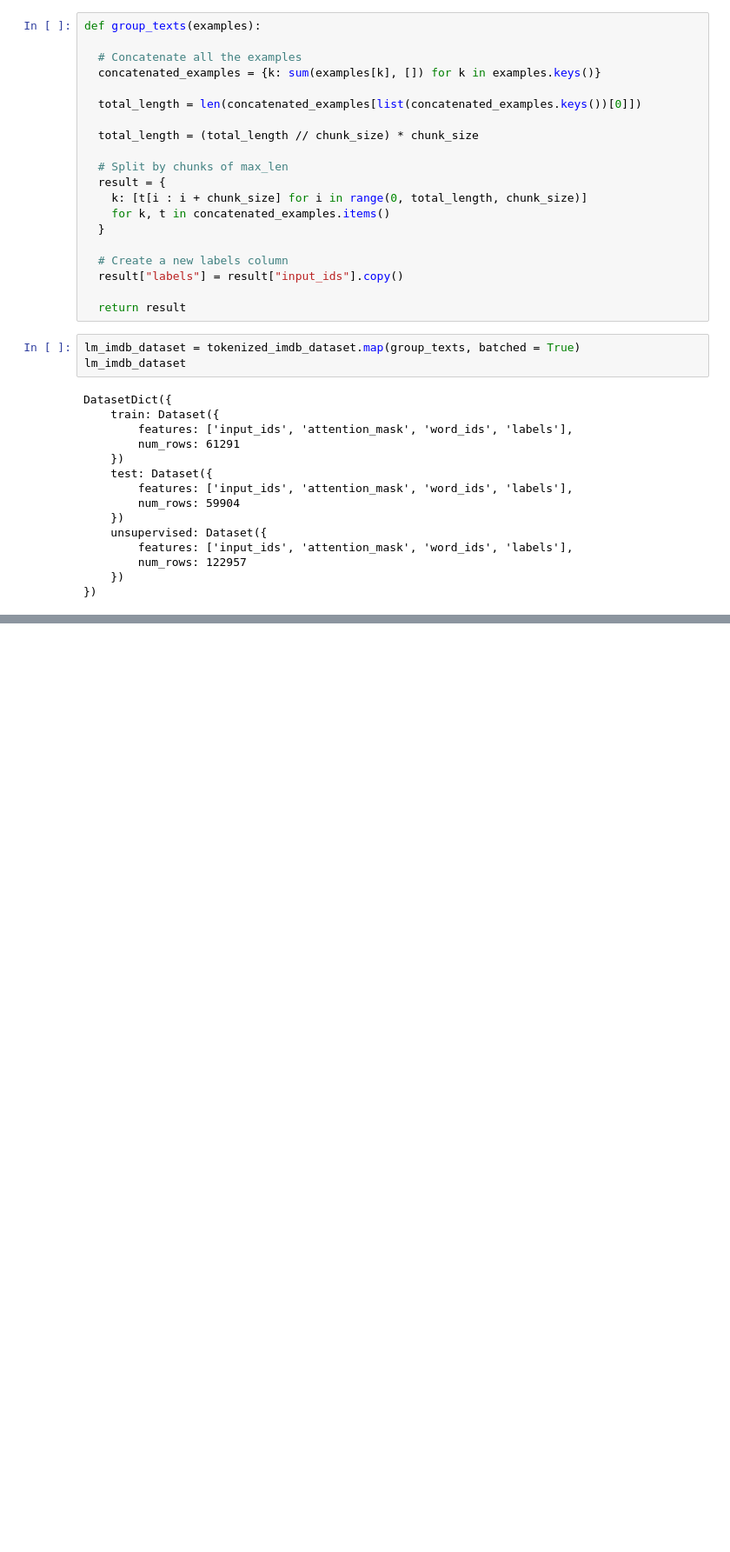
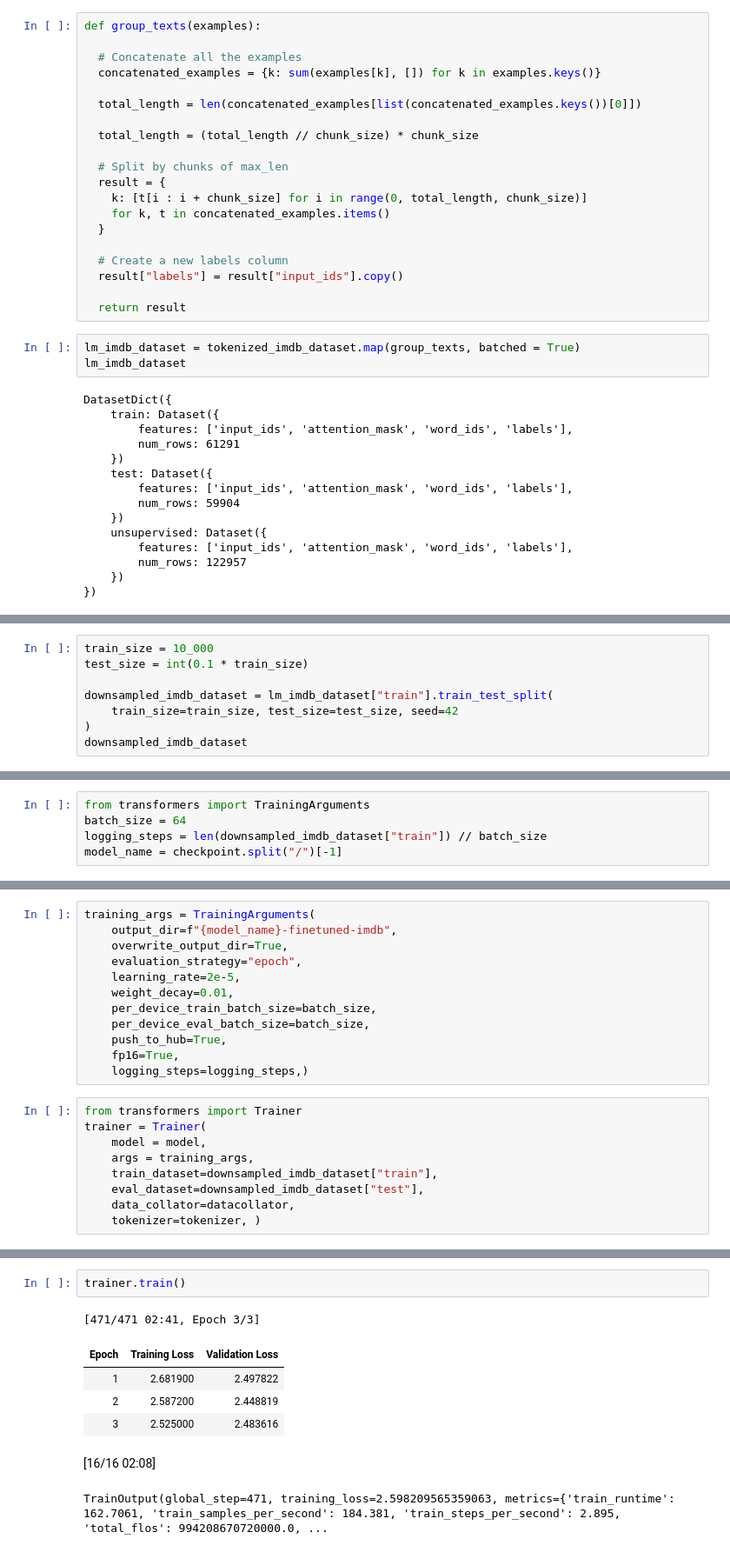
Before and after one commit to nimishsoni/Transformers---HuggingFace, a Jupyter notebook: LLM_Fine_Tuning.ipynb, the cells around one changed output, grey strips where cells are left out. Shown: that part at 87% size. Cells and saved outputs as stored; diff of their text form; blank space fills up the shorter version.

Commit message:
model with finetuning using trainer

```diff
--- a/LLM_Fine_Tuning.ipynb
+++ b/LLM_Fine_Tuning.ipynb
@@ -176,0 +177,8 @@ Dataset({
+# %%
+train_size = 10_000
+test_size = int(0.1 * train_size)
+
+downsampled_imdb_dataset = lm_imdb_dataset["train"].train_test_split(
+    train_size=train_size, test_size=test_size, seed=42
+)
+downsampled_imdb_dataset
@@ -176,0 +196,5 @@ Dataset({
+# %%
+from transformers import TrainingArguments
+batch_size = 64
+logging_steps = len(downsampled_imdb_dataset["train"]) // batch_size
+model_name = checkpoint.split("/")[-1]
@@ -176,0 +207,21 @@ Dataset({
+# %%
+training_args = TrainingArguments(
+    output_dir=f"{model_name}-finetuned-imdb",
+    overwrite_output_dir=True,
+    evaluation_strategy="epoch",
+    learning_rate=2e-5,
+    weight_decay=0.01,
+    per_device_train_batch_size=batch_size,
+    per_device_eval_batch_size=batch_size,
+    push_to_hub=True,
+    fp16=True,
+    logging_steps=logging_steps,)
+# %%
+from transformers import Trainer
+trainer = Trainer(
+    model = model,
+    args = training_args,
+    train_dataset=downsampled_imdb_dataset["train"],
+    eval_dataset=downsampled_imdb_dataset["test"],
+    data_collator=datacollator,
+    tokenizer=tokenizer, )
@@ -176,0 +237,10 @@ Dataset({
+# %%
+trainer.train()
+# %% [output]
+[471/471 02:41, Epoch 3/3]
+| Epoch | Training Loss | Validation Loss |
+| 1 | 2.681900 | 2.497822 |
+| 2 | 2.587200 | 2.448819 |
+| 3 | 2.525000 | 2.483616 |
+[16/16 02:08]
+TrainOutput(global_step=471, training_loss=2.598209565359063, metrics={'train_runtime': 162.7061, 'train_samples_per_second': 184.381, 'train_steps_per_second': 2.895, 'total_flos': 994208670720000.0, ...
```
Also changed, not shown: parts of 14 cells of this notebook.
